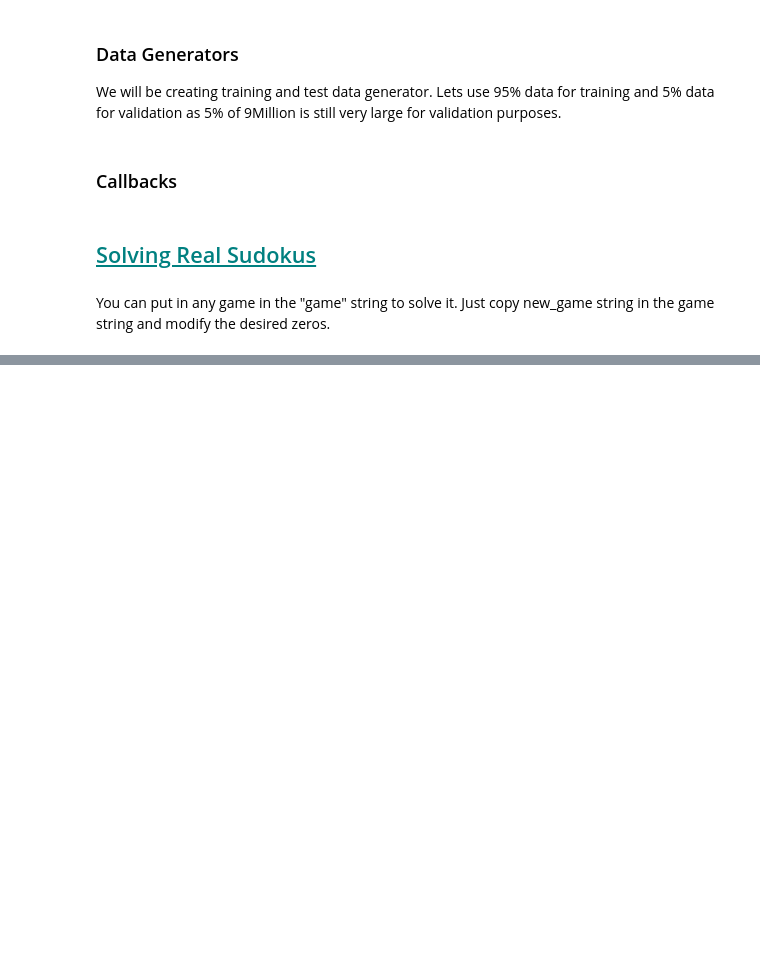
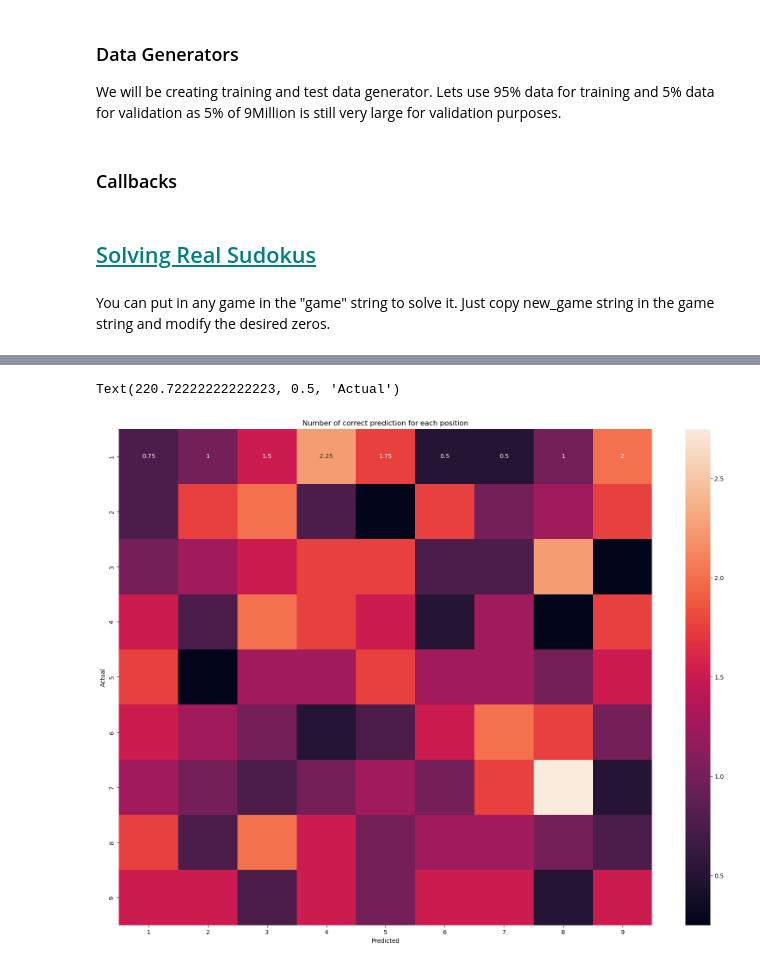
Before and after one commit to jsboigeEpita/2024-EPITA-SCIA-PPC-Sudoku-NLP, a Jupyter notebook: Sudoku.DeepLearning/Resources/cnn-sudoku-solver-using-tensorflow.ipynb, the cells around one changed output, grey strips where cells are left out. Drawn from its saved outputs; the diff is of its cells as text; code cells hidden in the pictures; blank space fills up the shorter version.

```diff
--- a/Sudoku.DeepLearning/Resources/cnn-sudoku-solver-using-tensorflow.ipynb
+++ b/Sudoku.DeepLearning/Resources/cnn-sudoku-solver-using-tensorflow.ipynb
@@ -283,8 +367,11 @@ cga = count_grid_acc(y_real_11, y_pred_11)
 # %%
 ticks = [1,2,3,4,5,6,7,8,9]
 
 plt.figure(figsize=(20,15))
-sns.heatmap(cga, annot=True, fmt='g',xticklabels = ticks, yticklabels = ticks)
+sns.heatmap(cga_acc, annot=True, fmt='g',xticklabels = ticks, yticklabels = ticks)
 plt.title('Number of correct prediction for each position')
 plt.xlabel('Predicted')
 plt.ylabel('Actual')
+# %% [output]
+Text(220.72222222222223, 0.5, 'Actual')
+[figure, added]
```
Also changed, not shown: parts of 15 cells of this notebook.
